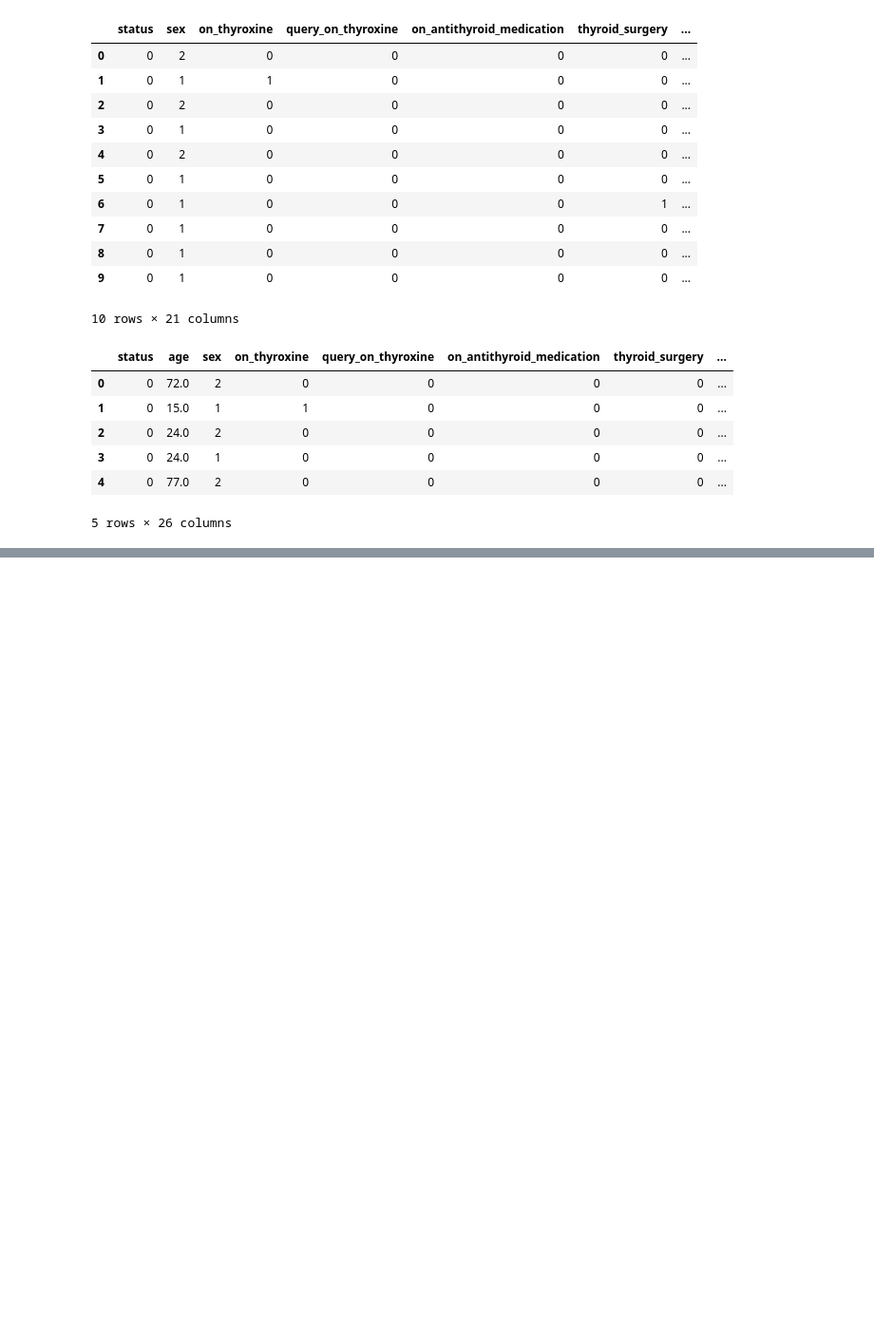
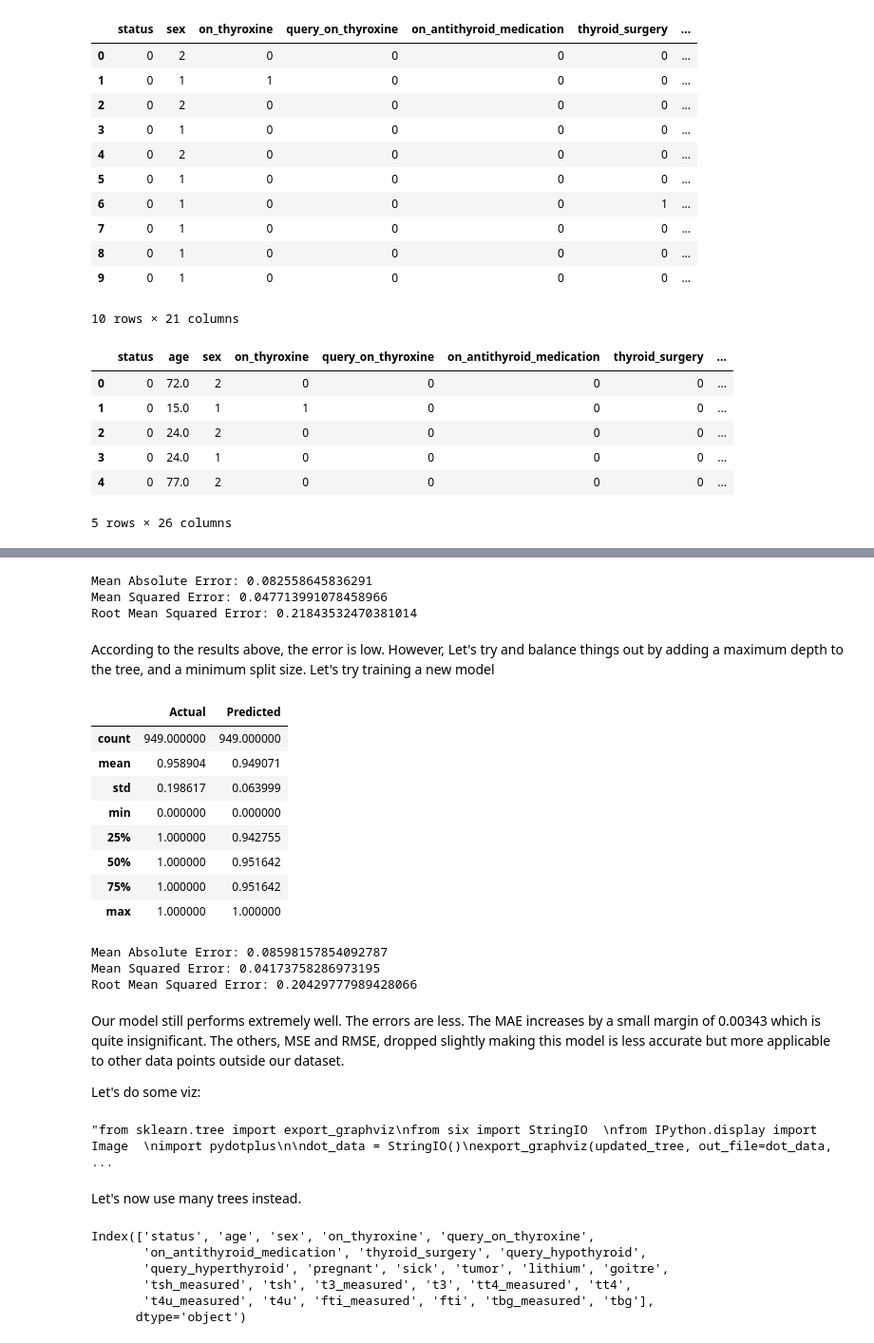
Before and after one commit to whiteroserobot/Checking-for-Hypothyroidism-python-supervised-learning, a Jupyter notebook: ipweek8.ipynb, the cells around one changed output, grey strips where cells are left out. Shown: that part at 95% size. Cells and saved outputs as stored; diff of their text form; code cells hidden in the pictures; blank space fills up the shorter version.

```diff
--- a/ipweek8.ipynb
+++ b/ipweek8.ipynb
@@ -680,0 +762,75 @@ hypothyroid.head()
+# %%
+from sklearn import metrics
+
+print('Mean Absolute Error:', metrics.mean_absolute_error(y_test, y_pred))
+print('Mean Squared Error:', metrics.mean_squared_error(y_test, y_pred))
+print('Root Mean Squared Error:', np.sqrt(metrics.mean_squared_error(y_test, y_pred)))
+# %% [output]
+Mean Absolute Error: 0.082558645836291
+Mean Squared Error: 0.047713991078458966
+Root Mean Squared Error: 0.21843532470381014
+# %% [markdown]
+According to the results above, the error is low. However, Let's try and balance things out by adding a maximum depth to the tree, and a minimum split size. Let's try training a new model
+# %%
+# Create a decision tree regressor
+
+updated_tree = DecisionTreeRegressor(min_samples_split = 20, max_depth=5)
+
+# Train it on our training set.
+updated_tree = updated_tree.fit(X_train, y_train)
+
+# Predict based on the model we've trained
+y_pred = updated_tree.predict(X_test)
+
+comparison_frame = pd.DataFrame({'Actual': y_test.flatten(), 'Predicted': y_pred.flatten()})
+
+comparison_frame.describe()
+# %% [output]
+|  | Actual | Predicted |
+| count | 949.000000 | 949.000000 |
+| mean | 0.958904 | 0.949071 |
+| std | 0.198617 | 0.063999 |
+| min | 0.000000 | 0.000000 |
+| 25% | 1.000000 | 0.942755 |
+| 50% | 1.000000 | 0.951642 |
+| 75% | 1.000000 | 0.951642 |
+| max | 1.000000 | 1.000000 |
+# %%
+# Let's now we assess the errors
+print('Mean Absolute Error:', metrics.mean_absolute_error(y_test, y_pred))
+print('Mean Squared Error:', metrics.mean_squared_error(y_test, y_pred))
+print('Root Mean Squared Error:', np.sqrt(metrics.mean_squared_error(y_test, y_pred)))
+# %% [output]
+Mean Absolute Error: 0.08598157854092787
+Mean Squared Error: 0.04173758286973195
+Root Mean Squared Error: 0.20429777989428066
+# %% [markdown]
+Our model still performs extremely well. The errors are less. The MAE increases by a small margin of 0.00343 which is quite insignificant. The others, MSE and RMSE, dropped slightly making this model is less accurate but more applicable to other data points outside our dataset.
+
+Let's do some viz:
+# %%
+'''from sklearn.tree import export_graphviz
+from six import StringIO
+from IPython.display import Image
+import pydotplus
+
+dot_data = StringIO()
+export_graphviz(updated_tree, out_file=dot_data,
+                filled=True, rounded=True,
+                special_characters=True,feature_names = test_features)
+graph = pydotplus.graph_from_dot_data(dot_data.getvalue())
+graph.write_png('absenteism.png')
+Image(graph.create_png())'''
+# %% [output]
+"from sklearn.tree import export_graphviz\nfrom six import StringIO  \nfrom IPython.display import Image  \nimport pydotplus\n\ndot_data = StringIO()\nexport_graphviz(updated_tree, out_file=dot_data,  ...
+# %% [markdown]
+Let's now use many trees instead.
+# %%
+hypothyroid.columns
+# %% [output]
+Index(['status', 'age', 'sex', 'on_thyroxine', 'query_on_thyroxine',
+       'on_antithyroid_medication', 'thyroid_surgery', 'query_hypothyroid',
+       'query_hyperthyroid', 'pregnant', 'sick', 'tumor', 'lithium', 'goitre',
+       'tsh_measured', 'tsh', 't3_measured', 't3', 'tt4_measured', 'tt4',
+       't4u_measured', 't4u', 'fti_measured', 'fti', 'tbg_measured', 'tbg'],
+      dtype='object')
```
Also changed, not shown: parts of 29 cells of this notebook.
